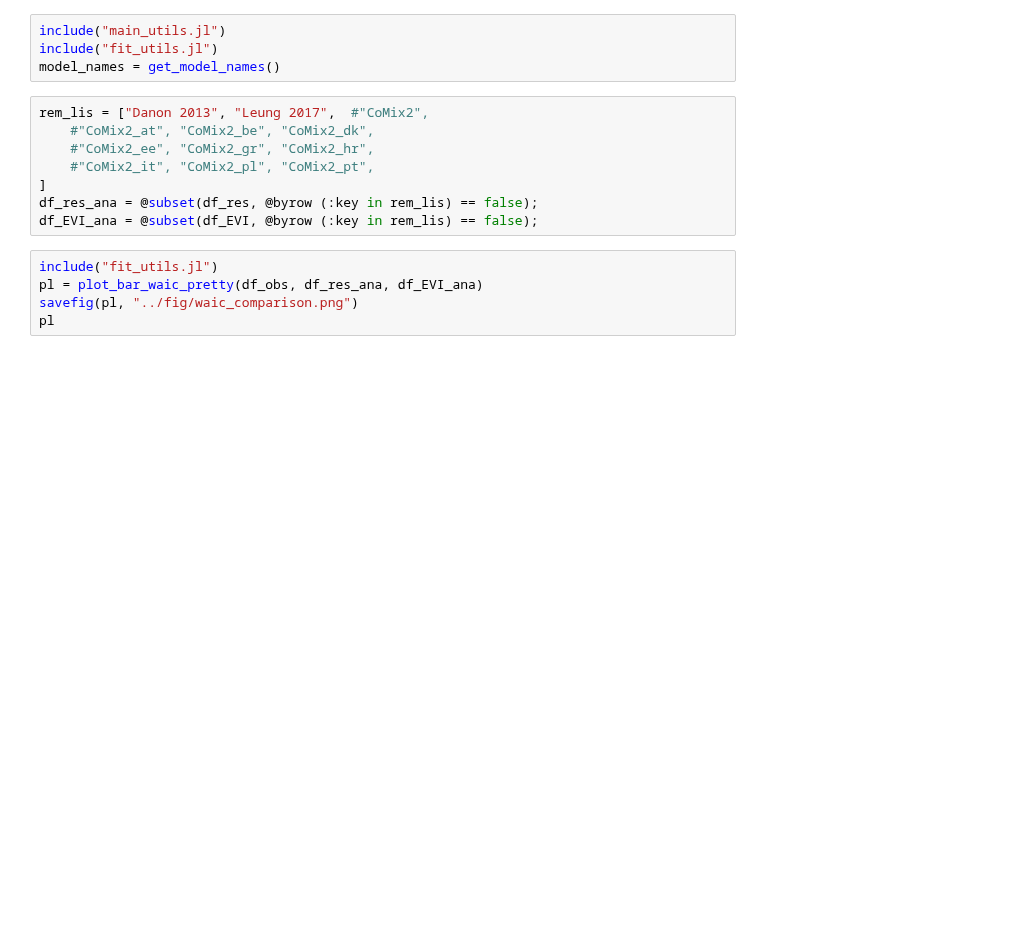
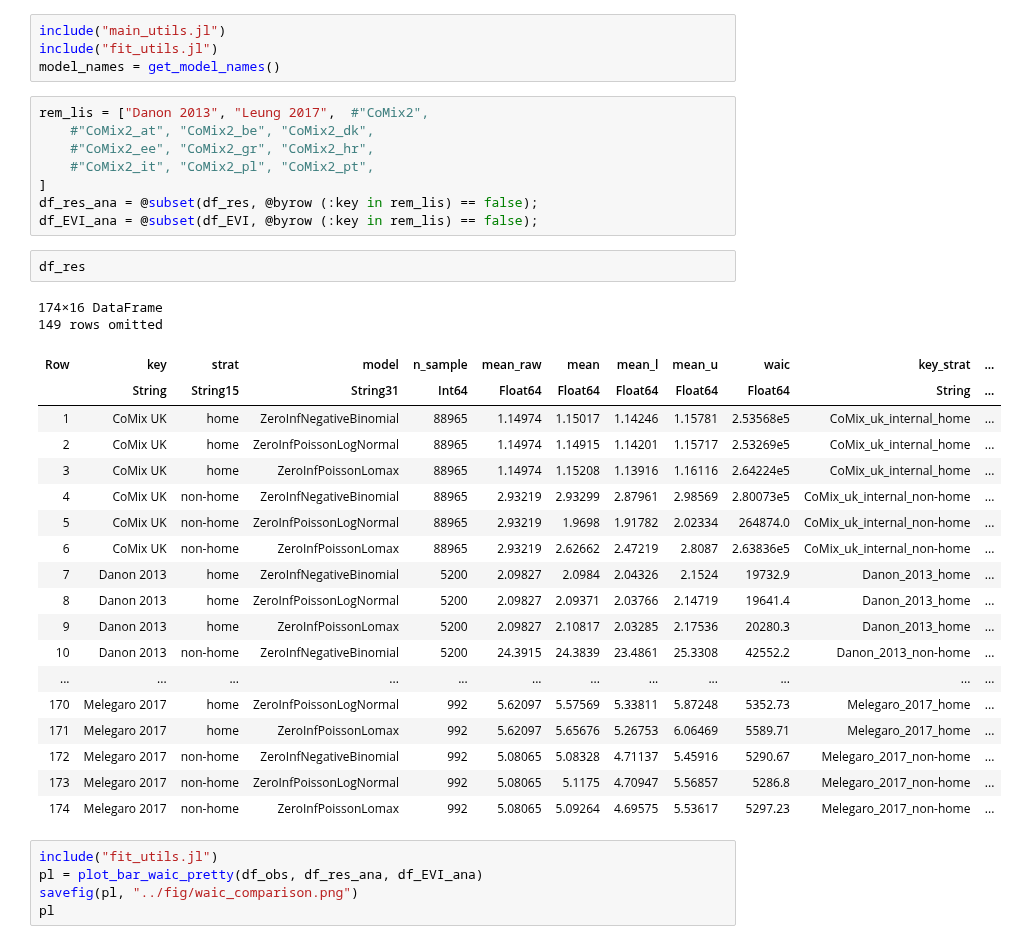
Before and after one commit to toshiakiasakura/sc_model_comparison, a Jupyter notebook: src/3j_meta_reg.ipynb, the cells around one changed output. Drawn from its saved outputs; the diff is of its cells as text; blank space fills up the shorter version.

```diff
--- a/src/3j_meta_reg.ipynb
+++ b/src/3j_meta_reg.ipynb
@@ -35,6 +39,29 @@ rem_lis = ["Danon 2013", "Leung 2017",  #"CoMix2",
 ]
 df_res_ana = @subset(df_res, @byrow (:key in rem_lis) == false);
 df_EVI_ana = @subset(df_EVI, @byrow (:key in rem_lis) == false);
+# %%
+df_res
+# %% [output]
+174×16 DataFrame
+149 rows omitted
+| Row | key | strat | model | n_sample | mean_raw | mean | mean_l | mean_u | waic | key_strat | ... |
+|  | String | String15 | String31 | Int64 | Float64 | Float64 | Float64 | Float64 | Float64 | String | ... |
+| 1 | CoMix UK | home | ZeroInfNegativeBinomial | 88965 | 1.14974 | 1.15017 | 1.14246 | 1.15781 | 2.53568e5 | CoMix_uk_internal_home | ... |
+| 2 | CoMix UK | home | ZeroInfPoissonLogNormal | 88965 | 1.14974 | 1.14915 | 1.14201 | 1.15717 | 2.53269e5 | CoMix_uk_internal_home | ... |
+| 3 | CoMix UK | home | ZeroInfPoissonLomax | 88965 | 1.14974 | 1.15208 | 1.13916 | 1.16116 | 2.64224e5 | CoMix_uk_internal_home | ... |
+| 4 | CoMix UK | non-home | ZeroInfNegativeBinomial | 88965 | 2.93219 | 2.93299 | 2.87961 | 2.98569 | 2.80073e5 | CoMix_uk_internal_non-home | ... |
+| 5 | CoMix UK | non-home | ZeroInfPoissonLogNormal | 88965 | 2.93219 | 1.9698 | 1.91782 | 2.02334 | 264874.0 | CoMix_uk_internal_non-home | ... |
+| 6 | CoMix UK | non-home | ZeroInfPoissonLomax | 88965 | 2.93219 | 2.62662 | 2.47219 | 2.8087 | 2.63836e5 | CoMix_uk_internal_non-home | ... |
+| 7 | Danon 2013 | home | ZeroInfNegativeBinomial | 5200 | 2.09827 | 2.0984 | 2.04326 | 2.1524 | 19732.9 | Danon_2013_home | ... |
+| 8 | Danon 2013 | home | ZeroInfPoissonLogNormal | 5200 | 2.09827 | 2.09371 | 2.03766 | 2.14719 | 19641.4 | Danon_2013_home | ... |
+| 9 | Danon 2013 | home | ZeroInfPoissonLomax | 5200 | 2.09827 | 2.10817 | 2.03285 | 2.17536 | 20280.3 | Danon_2013_home | ... |
+| 10 | Danon 2013 | non-home | ZeroInfNegativeBinomial | 5200 | 24.3915 | 24.3839 | 23.4861 | 25.3308 | 42552.2 | Danon_2013_non-home | ... |
+| ... | ... | ... | ... | ... | ... | ... | ... | ... | ... | ... | ... |
+| 170 | Melegaro 2017 | home | ZeroInfPoissonLogNormal | 992 | 5.62097 | 5.57569 | 5.33811 | 5.87248 | 5352.73 | Melegaro_2017_home | ... |
+| 171 | Melegaro 2017 | home | ZeroInfPoissonLomax | 992 | 5.62097 | 5.65676 | 5.26753 | 6.06469 | 5589.71 | Melegaro_2017_home | ... |
+| 172 | Melegaro 2017 | non-home | ZeroInfNegativeBinomial | 992 | 5.08065 | 5.08328 | 4.71137 | 5.45916 | 5290.67 | Melegaro_2017_non-home | ... |
+| 173 | Melegaro 2017 | non-home | ZeroInfPoissonLogNormal | 992 | 5.08065 | 5.1175 | 4.70947 | 5.56857 | 5286.8 | Melegaro_2017_non-home | ... |
+| 174 | Melegaro 2017 | non-home | ZeroInfPoissonLomax | 992 | 5.08065 | 5.09264 | 4.69575 | 5.53617 | 5297.23 | Melegaro_2017_non-home | ... |
 # %%
 include("fit_utils.jl")
 pl = plot_bar_waic_pretty(df_obs, df_res_ana, df_EVI_ana)
```
Also changed, not shown: parts of 1 cell of this notebook, 7 other files.
